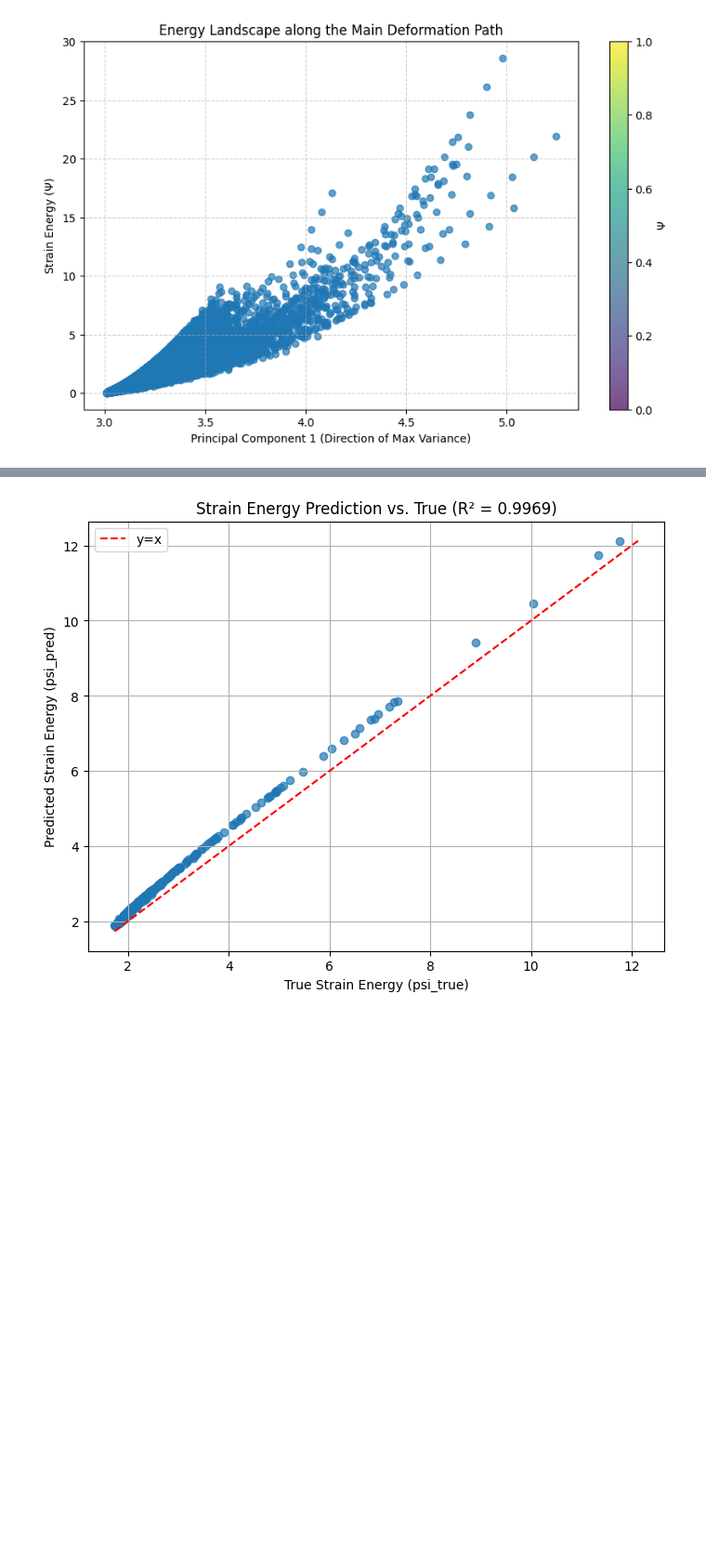
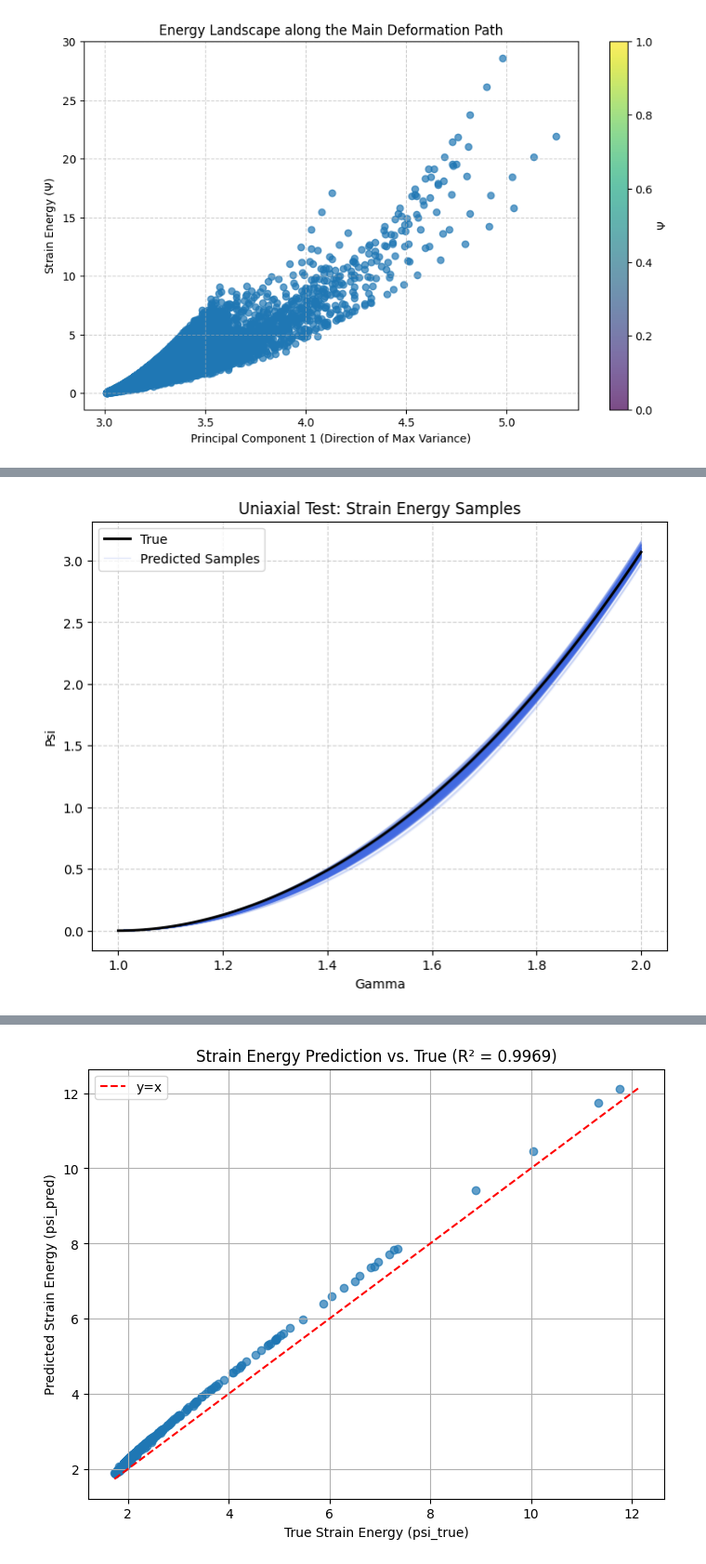
Before and after one commit to narupanta/shared, a Jupyter notebook: data_analysis.ipynb, the cells around one changed output, grey strips where cells are left out. Shown at 93% size. Saved outputs shown, nothing was run; the diff lists cells and outputs as text; code cells hidden in the pictures; blank space fills up the shorter version.

```diff
--- a/data_analysis.ipynb
+++ b/data_analysis.ipynb
@@ -277,5 +254,5 @@ psi_dev_gp.shape
 # %%
-model_path = "/home/mmdiscovery/shared/saved_model/20251228T132324/" # Replace with the actual path to your saved model
+model_path = "/home/mmdiscovery/shared/saved_model/20260101T182904/" # Replace with the actual path to your saved model
 with open(os.path.join(model_path, "best_params.npy"), "rb") as f:
     best_params = jnp.load(f, allow_pickle=True).item()
 
@@ -287,0 +265,3 @@ print(best_params)
+# %%
+learned_gp = SparseHyperelasticityGP(best_params, Z_stacked)
+true_model = get_material("isihara")
@@ -287,0 +278,33 @@ print(best_params)
+# %%
+psi_pred_func = jax.jit(jax.vmap(learned_gp.psi, in_axes=(0, None)))
+# %%
+num_points = 100
+gamma_range = (1.0, 2.0)
+gamma = jnp.linspace(gamma_range[0], gamma_range[1], num_points)
+
+# Uniaxial Tension
+f_ut = jnp.zeros((num_points, 3, 3))
+f_ut = f_ut.at[:,0,0].set(gamma)
+f_ut = f_ut.at[:,1,1].set(1)
+f_ut = f_ut.at[:,2,2].set(1)
+psi_true = true_model.phi(f_ut)
+plt.figure(figsize=(8, 6))
+plt.plot(gamma, psi_true, label="True", color="black", linewidth=2, zorder=3)
+
+# Plot samples with low opacity
+for i in range(200):
+    # Pass a new key for each sample to ensure stochasticity
+    psi_pred = psi_pred_func(f_ut, jr.PRNGKey(i))
+
+    # Use alpha for transparency and set label only for the first iteration
+    label = "Predicted Samples" if i == 0 else None
+    plt.plot(gamma, psi_pred, color="royalblue", alpha=0.15, label=label, linewidth=1)
+
+plt.xlabel("Gamma")
+plt.ylabel("Psi")
+plt.title("Uniaxial Test: Strain Energy Samples")
+plt.legend()
+plt.grid(True, linestyle='--', alpha=0.6)
+plt.show()
+# %% [output]
+[figure, added]
```
Also changed, not shown: parts of 13 cells of this notebook, 11 other files.
